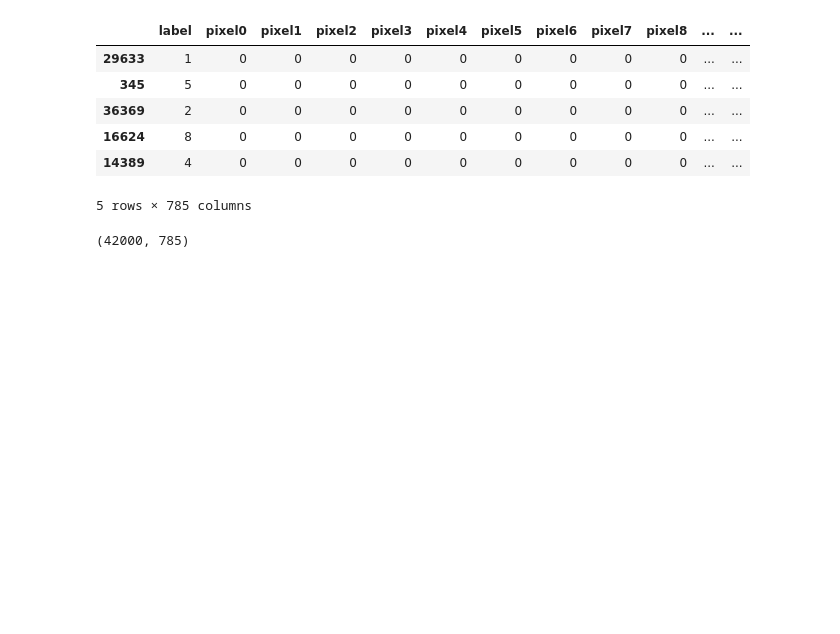
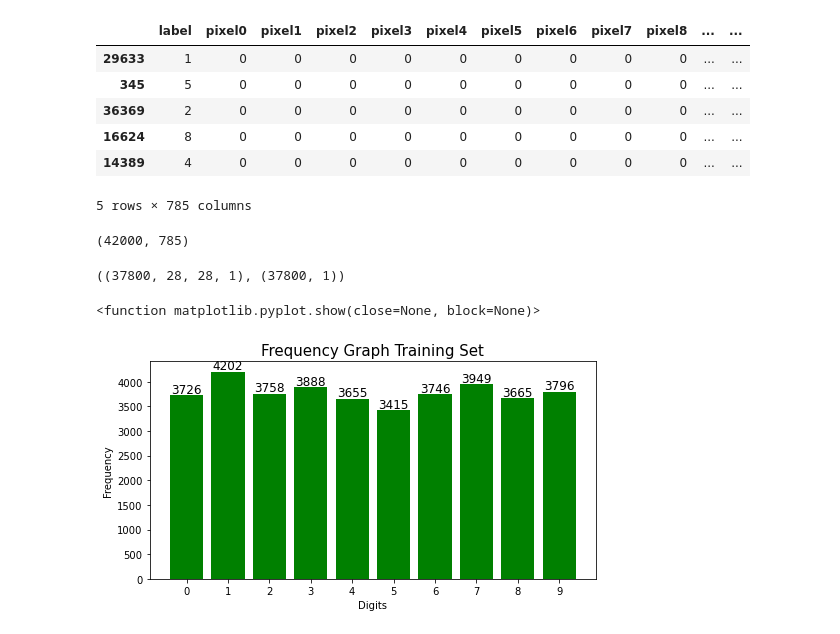
Before and after one commit to bakana808/ee445-final, a Jupyter notebook: MNIST.ipynb, the cells around one changed output. Cells and saved outputs as stored; diff of their text form; code cells hidden in the pictures; blank space fills up the shorter version.

Commit message:
data processing and visualization

```diff
--- a/MNIST.ipynb
+++ b/MNIST.ipynb
@@ -40,0 +45,4 @@ train_x = np.asarray(df_train.iloc)
+# %%
+train_x.shape,train_y.shape #shape of training set
+# %% [output]
+((37800, 28, 28, 1), (37800, 1))
@@ -40,0 +58,20 @@ train_x = np.asarray(df_train.iloc)
+# %%
+#frequency check training set
+counts = df_train.iloc[:sample_size-validation_size,:].groupby('label')['label'].count()
+f = plt.figure(figsize=(8,4))
+f.add_subplot(111)
+
+plt.bar(counts.index,counts.values,width = 0.8, color = "green")
+for i in counts.index:
+    plt.text(i,counts.values[i]+50,str(counts.values[i]),horizontalalignment='center',fontsize=12)
+
+plt.tick_params(labelsize = 10)
+plt.xticks(counts.index)
+plt.xlabel("Digits",fontsize = 10)
+plt.ylabel("Frequency", fontsize = 10)
+plt.title("Frequency Graph Training Set", fontsize = 15)
+plt.savefig('digit_freq_train.png')
+plt.show
+# %% [output]
+<function matplotlib.pyplot.show(close=None, block=None)>
+[figure, added]
```
Also changed, not shown: parts of 6 cells of this notebook.
